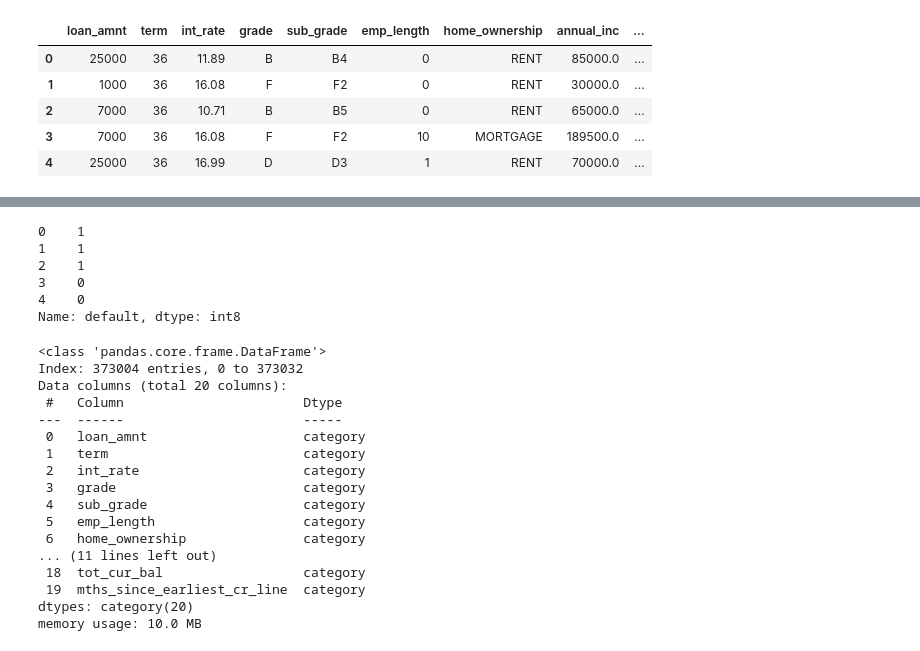
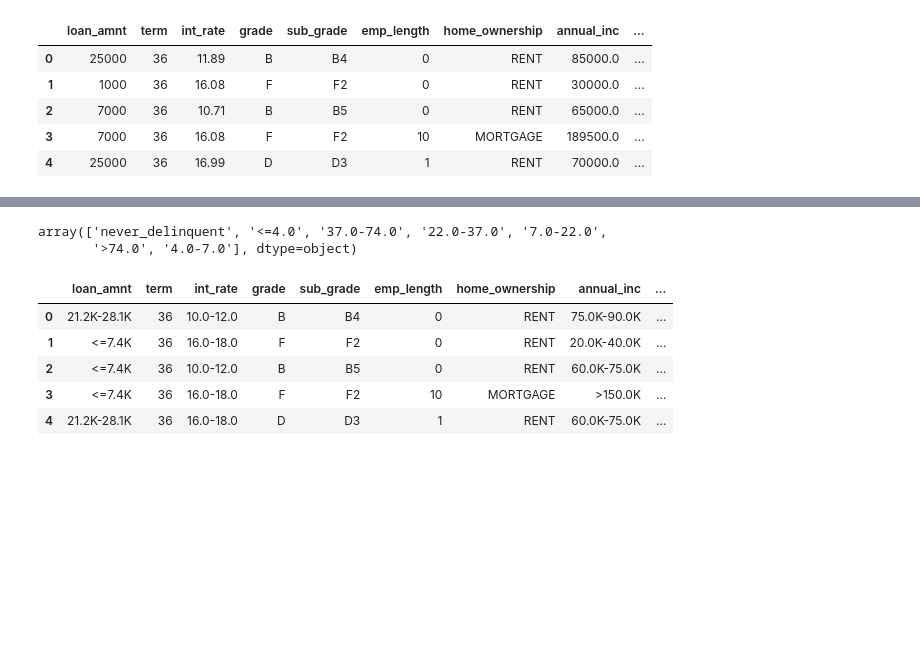
Before and after one commit to allmeidaapedro/Lending-Club-Credit-Scoring, a Jupyter notebook: notebooks/3_pd_modeling.ipynb, the cells around one changed output, grey strips where cells are left out. Saved outputs shown, nothing was run; the diff lists cells and outputs as text; code cells hidden in the pictures; blank space fills up the shorter version.

```diff
--- a/notebooks/3_pd_modeling.ipynb
+++ b/notebooks/3_pd_modeling.ipynb
@@ -430,5 +494,3 @@ train.head()
 | 2 | 7000 | 36 | 10.71 | B | B5 | 0 | RENT | 65000.0 | ... |
 | 3 | 7000 | 36 | 16.08 | F | F2 | 10 | MORTGAGE | 189500.0 | ... |
 | 4 | 25000 | 36 | 16.99 | D | D3 | 1 | RENT | 70000.0 | ... |
-# %%
-train, reference_categories1 = combine_categories_discrete_variables(train, category_groups_discrete, 'default', debug=True)
@@ -458,2 +496,0 @@ Categories (10, object): ['A3_A2_A1', 'A5_A4', 'B2_B1', 'B4_B3', ..., 'D3_D2_D1'
-# %%
-train, reference_categories2 = discretize_continuous_variables(train, discretization_category_mapping, 'default', debug=True)
@@ -518,11 +496,0 @@ Categories (7, object): ['22.0-37.0', '37.0-74.0', '4.0-7.0', '7.0-22.0', '<=4.0
-# %%
-current_categories = train['mths_since_last_delinq'].cat.categories.tolist()
-
-# Add "never_delinquent" to the categories
-new_categories = current_categories + ['never_delinquent']
-
-# Update the Categorical column with the new categories
-train['mths_since_last_delinq'] = pd.Categorical(train['mths_since_last_delinq'], categories=new_categories)
-
-# Now, you can impute "never_delinquent"
-train.loc[train['mths_since_last_delinq'] == 'nan', 'mths_since_last_delinq'] = 'never_delinquent'
@@ -593,0 +512,10 @@ X_train.head()
+# %%
+woe_discretizer_bundler = WoeDiscretizerBundler(debug=True)
+woe_bundler = WoeBundler(debug=True)
+missing_imputer_category = MissingImputerCategory()
+onehot_feature_encoder = OneHotFeatureEncoder()
+X_train_discrete = woe_discretizer_bundler.fit_transform(X_train)
+X_train_imputed = missing_imputer_category.fit_transform(X_train_discrete)
+X_train_categorical = woe_bundler.fit_transform(X_train_imputed)
+X_train_ohe = onehot_feature_encoder.fit_transform(X_train_categorical)
+X_train_ohe.head()
@@ -594,29 +569,14 @@ X_train.head()
+# %%
+X_train_categorical.mths_since_last_delinq.unique()
+# %% [output]
+array(['never_delinquent', '<=4.0', '37.0-74.0', '22.0-37.0', '7.0-22.0',
+       '>74.0', '4.0-7.0'], dtype=object)
 # %%
-y_train.head()
+X_train_discrete.head()
 # %% [output]
-0    1
-1    1
-2    1
-3    0
-4    0
-Name: default, dtype: int8
+|  | loan_amnt | term | int_rate | grade | sub_grade | emp_length | home_ownership | annual_inc | ... |
+| 0 | 21.2K-28.1K | 36 | 10.0-12.0 | B | B4 | 0 | RENT | 75.0K-90.0K | ... |
+| 1 | <=7.4K | 36 | 16.0-18.0 | F | F2 | 0 | RENT | 20.0K-40.0K | ... |
+| 2 | <=7.4K | 36 | 10.0-12.0 | B | B5 | 0 | RENT | 60.0K-75.0K | ... |
+| 3 | <=7.4K | 36 | 16.0-18.0 | F | F2 | 10 | MORTGAGE | >150.0K | ... |
+| 4 | 21.2K-28.1K | 36 | 16.0-18.0 | D | D3 | 1 | RENT | 60.0K-75.0K | ... |
-# %%
-X_train.info()
-# %% [output]
-<class 'pandas.core.frame.DataFrame'>
-Index: 373004 entries, 0 to 373032
-Data columns (total 20 columns):
- #   Column                       Dtype
----  ------                       -----
- 0   loan_amnt                    category
- 1   term                         category
- 2   int_rate                     category
- 3   grade                        category
- 4   sub_grade                    category
- 5   emp_length                   category
- 6   home_ownership               category
-... (11 lines left out)
- 18  tot_cur_bal                  category
- 19  mths_since_earliest_cr_line  category
-dtypes: category(20)
-memory usage: 10.0 MB
```
Also changed, not shown: parts of 46 cells of this notebook.
